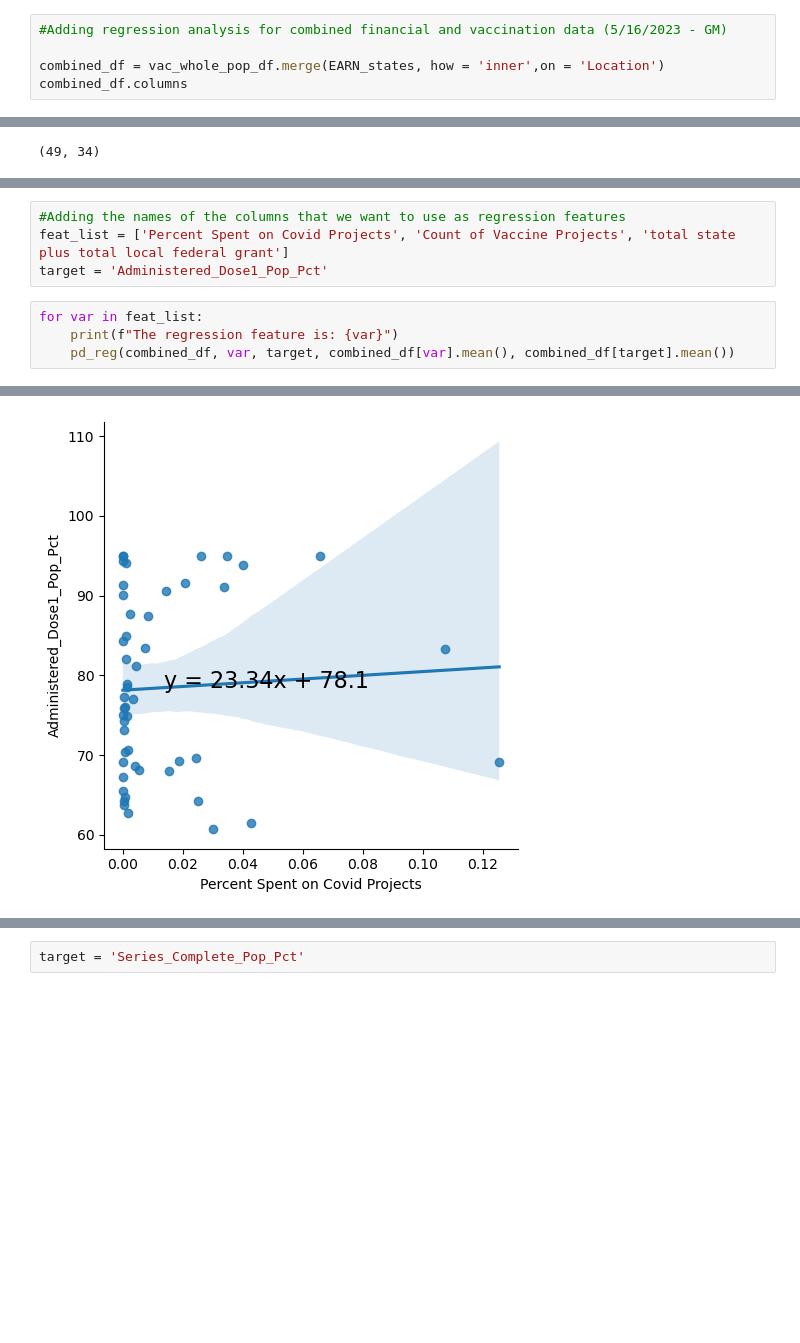
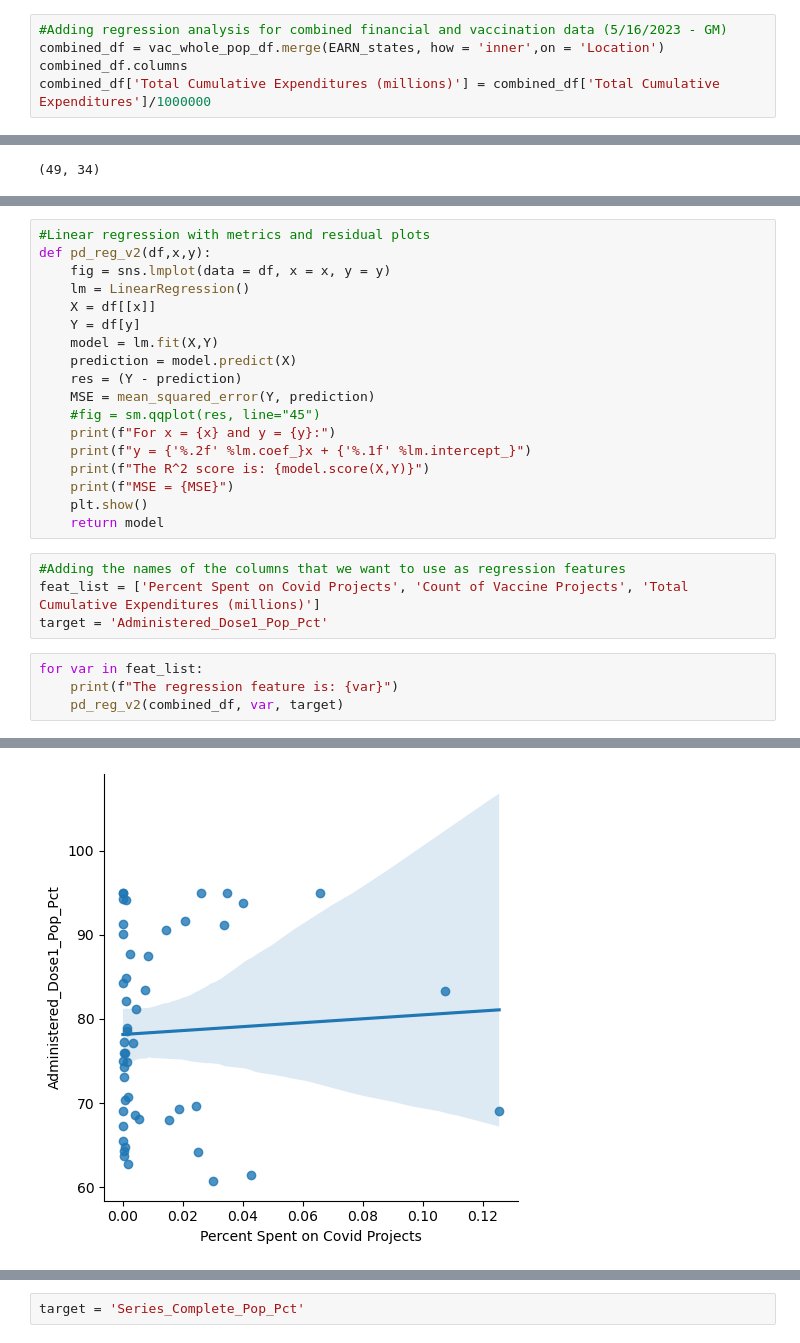
Before and after one commit to Evdawg/Project_1_Covid_Data, a Jupyter notebook: Project_1_covid.ipynb, the cells around one changed output, grey strips where cells are left out. Saved outputs shown, nothing was run; the diff lists cells and outputs as text; blank space fills up the shorter version.

Commit message:
5/18/2023 GM adding more code for regression analysis and .ppt slides

```diff
--- a/Project_1_covid.ipynb
+++ b/Project_1_covid.ipynb
@@ -687,6 +687,6 @@ fig.show()
 #total ammount of dollars spent
 # %%
 #Adding regression analysis for combined financial and vaccination data (5/16/2023 - GM)
-
 combined_df = vac_whole_pop_df.merge(EARN_states, how = 'inner',on = 'Location')
 combined_df.columns
+combined_df['Total Cumulative Expenditures (millions)'] = combined_df['Total Cumulative Expenditures']/1000000
@@ -728,14 +713,32 @@ def pd_reg(df,x,y,x_text,y_text):
     plt.text(x_text, y_text, f"y = {'%.2f' %lm.coef_}x + {'%.1f' %lm.intercept_}", color = 'black', fontsize = 16)
     plt.show()
     return model
+# %%
+#Linear regression with metrics and residual plots
+def pd_reg_v2(df,x,y):
+    fig = sns.lmplot(data = df, x = x, y = y)
+    lm = LinearRegression()
+    X = df[[x]]
+    Y = df[y]
+    model = lm.fit(X,Y)
+    prediction = model.predict(X)
+    res = (Y - prediction)
+    MSE = mean_squared_error(Y, prediction)
+    #fig = sm.qqplot(res, line="45")
+    print(f"For x = {x} and y = {y}:")
+    print(f"y = {'%.2f' %lm.coef_}x + {'%.1f' %lm.intercept_}")
+    print(f"The R^2 score is: {model.score(X,Y)}")
+    print(f"MSE = {MSE}")
+    plt.show()
+    return model
 # %%
 #Adding the names of the columns that we want to use as regression features
-feat_list = ['Percent Spent on Covid Projects', 'Count of Vaccine Projects', 'total state plus total local federal grant']
+feat_list = ['Percent Spent on Covid Projects', 'Count of Vaccine Projects', 'Total Cumulative Expenditures (millions)']
 target = 'Administered_Dose1_Pop_Pct'
 # %%
 for var in feat_list:
     print(f"The regression feature is: {var}")
-    pd_reg(combined_df, var, target, combined_df[var].mean(), combined_df[target].mean())
+    pd_reg_v2(combined_df, var, target)
 # %% [output]
 The regression feature is: Percent Spent on Covid Projects
 For x = Percent Spent on Covid Projects and y = Administered_Dose1_Pop_Pct:
@@ -742,4 +746,4 @@ For x = Percent Spent on Covid Projects and y = Administered_Dose1_Pop_Pct:
 The R^2 score is: 0.0029265811786650664
-[figure, old version]
+[figure, new version]
 The regression feature is: Count of Vaccine Projects
 For x = Count of Vaccine Projects and y = Administered_Dose1_Pop_Pct:
```
Also changed, not shown: parts of 6 cells of this notebook, 1 other file.
